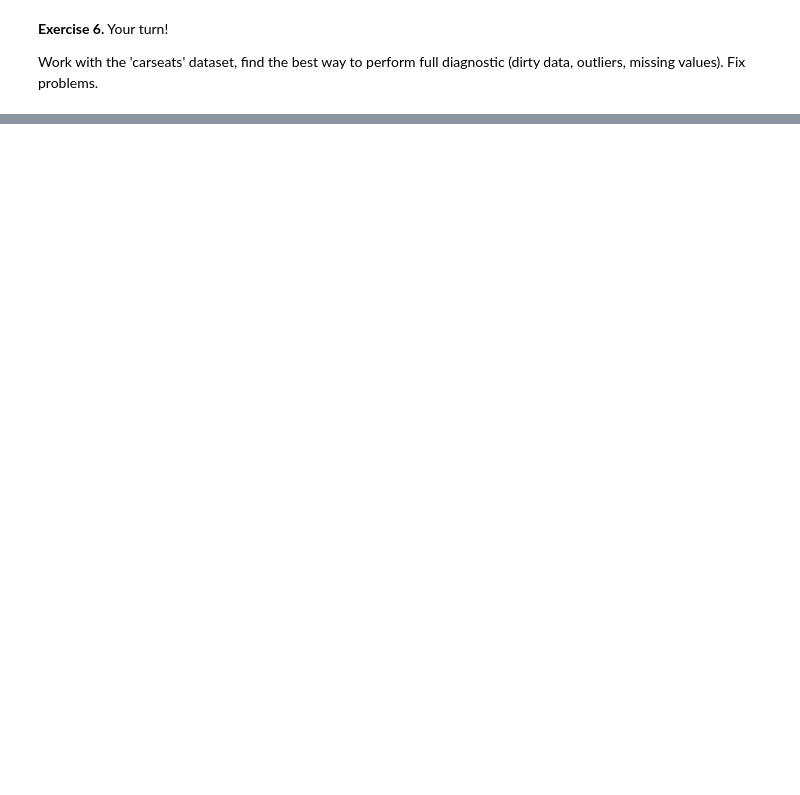
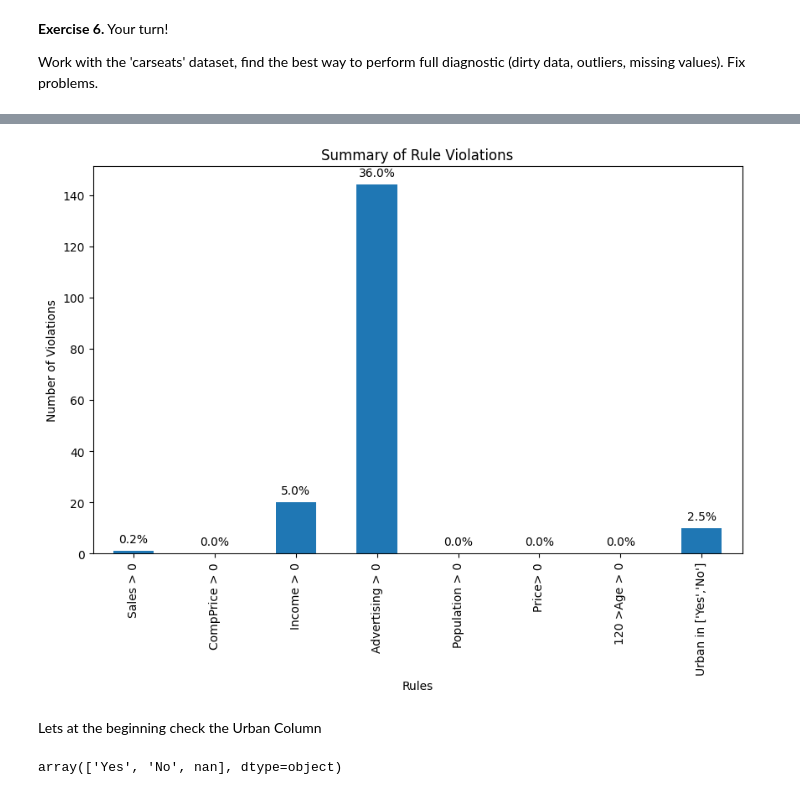
Before and after one commit to RodionM777/Desc-stat-R-W-2025, a Jupyter notebook: Exercise 4.ipynb, the cells around one changed output, grey strips where cells are left out. Drawn from its saved outputs; the diff is of its cells as text; code cells hidden in the pictures; blank space fills up the shorter version.

```diff
--- a/Exercise 4.ipynb
+++ b/Exercise 4.ipynb
@@ -715,0 +791,11 @@ Work with the 'carseats' dataset, find the best way to perform full diagnostic (
+# %%
+# Check for rule violations
+violations = {rule: ~result for rule, result in rules.items()}
+
+# Summarize the violations
+summary = {rule: result.sum() for rule, result in violations.items()}
+
+# Print the summary of violations
+print("Summary of Violations:")
+for rule, count in summary.items():
+    print(f"{rule}: {count} violations")
@@ -715,0 +812,26 @@ Work with the 'carseats' dataset, find the best way to perform full diagnostic (
+# %%
+
+import matplotlib.pyplot as plt
+# Plot the violations
+violation_counts = pd.Series(summary)
+ax = violation_counts.plot(kind='bar', figsize=(10, 6))
+plt.title('Summary of Rule Violations')
+plt.xlabel('Rules')
+plt.ylabel('Number of Violations')
+
+# Add percentage labels above the bars
+for p in ax.patches:
+    ax.annotate(f'{p.get_height() / len(carseats) * 100:.1f}%',
+                (p.get_x() + p.get_width() / 2., p.get_height()),
+                ha='center', va='center', xytext=(0, 10),
+                textcoords='offset points')
+
+plt.show()
+# %% [output]
+[figure, added]
+# %% [markdown]
+Lets at the beginning check the Urban Column
+# %%
+carseats["Urban"].unique() ## only No, Yes, nan , this is okay
+# %% [output]
+array(['Yes', 'No', nan], dtype=object)
```
Also changed, not shown: parts of 19 cells of this notebook, 1 other file.
